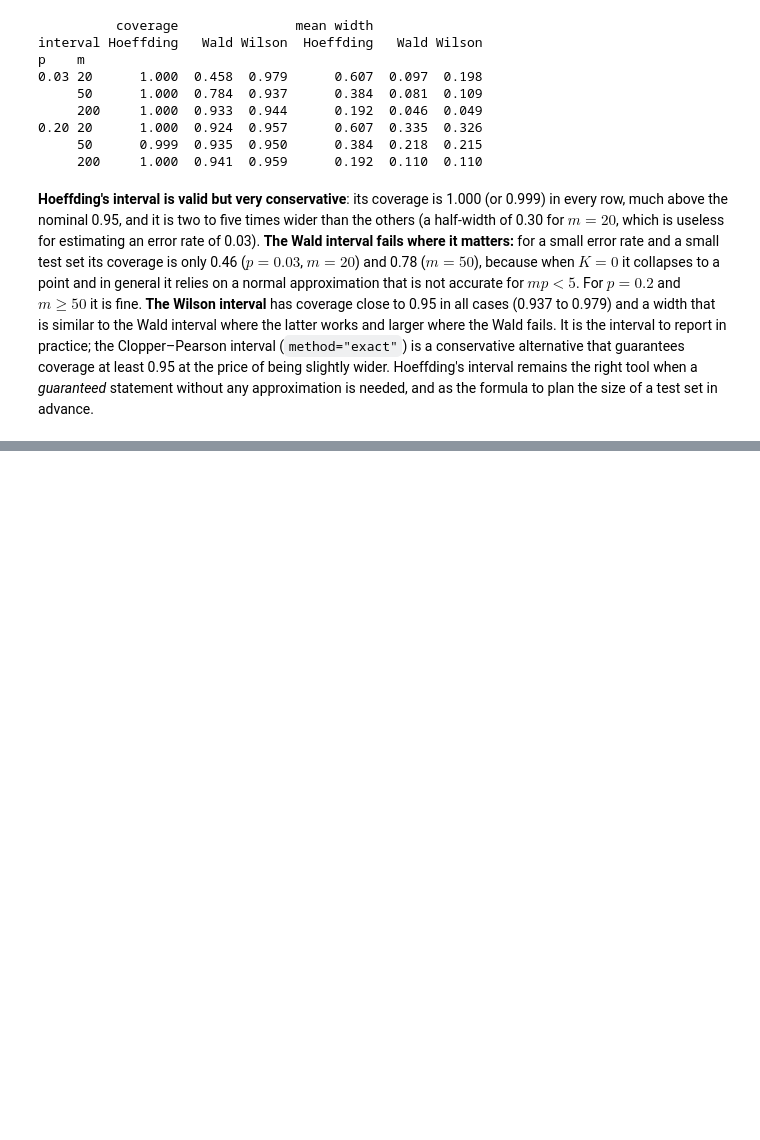
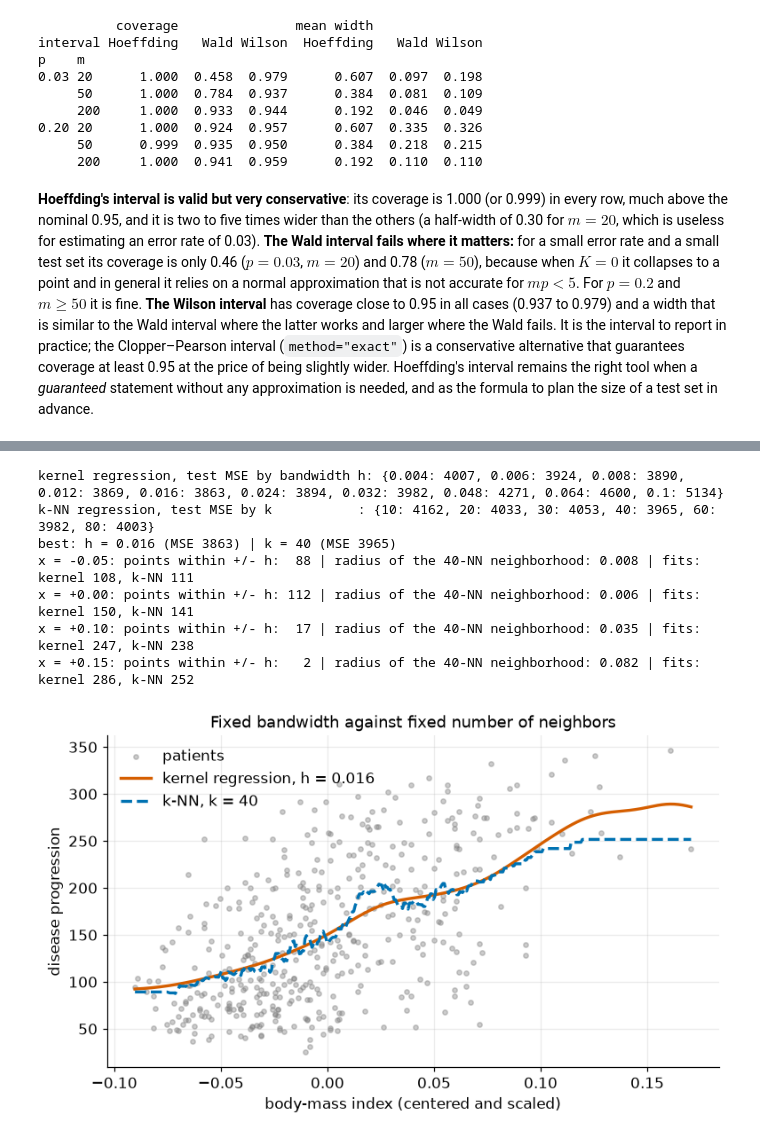
Before and after one commit to Brosss98/machine-learning-with-python-book, a Jupyter notebook: appendices/appendix_c_solutions.ipynb, the cells around one changed output, grey strips where cells are left out. Drawn from its saved outputs; the diff is of its cells as text; code cells hidden in the pictures; blank space fills up the shorter version.

```diff
--- a/appendices/appendix_c_solutions.ipynb
+++ b/appendices/appendix_c_solutions.ipynb
@@ -1028,0 +1175,56 @@ p    m
+# %%
+def solution_4_8():
+    from sklearn.datasets import load_diabetes
+    from sklearn.model_selection import train_test_split
+    from sklearn.neighbors import KNeighborsRegressor
+
+    X, y = load_diabetes(return_X_y=True)
+    x = X[:, 2]                                                           # bmi
+
+    def nadaraya_watson(x_train, y_train, x_test, h):
+        d2 = (x_test[:, None] - x_train[None, :]) ** 2
+        w = np.exp(-(d2 - d2.min(axis=1, keepdims=True)) / (2 * h * h))    # subtracting the smallest d2 avoids 0/0 far from the data
+        return (w * y_train).sum(axis=1) / w.sum(axis=1)
+
+    hs = np.array([0.004, 0.006, 0.008, 0.012, 0.016, 0.024, 0.032, 0.048, 0.064, 0.1])
+    ks = [10, 20, 30, 40, 60, 80]
+    mse_h, mse_k = np.zeros((20, len(hs))), np.zeros((20, len(ks)))
+    for r in range(20):
+        xa, xb, ya, yb = train_test_split(x, y, test_size=0.3, random_state=r)
+        for j, h in enumerate(hs):
+            mse_h[r, j] = np.mean((nadaraya_watson(xa, ya, xb, h) - yb) ** 2)
+        for j, k in enumerate(ks):
+            mse_k[r, j] = np.mean((KNeighborsRegressor(n_neighbors=k).fit(xa[:, None], ya).predict(xb[:, None]) - yb) ** 2)
+    print("kernel regression, test MSE by bandwidth h:", {float(h): int(round(v)) for h, v in zip(hs, mse_h.mean(axis=0))})
+    print("k-NN regression, test MSE by k           :", {k: int(round(v)) for k, v in zip(ks, mse_k.mean(axis=0))})
+    h_best, k_best = hs[mse_h.mean(axis=0).argmin()], ks[mse_k.mean(axis=0).argmin()]
+    print(f"best: h = {h_best} (MSE {mse_h.mean(axis=0).min():.0f}) | k = {k_best} (MSE {mse_k.mean(axis=0).min():.0f})")
+
+    grid = np.linspace(x.min(), x.max(), 400)
+    fit_h = nadaraya_watson(x, y, grid, h_best)
+    fit_k = KNeighborsRegressor(n_neighbors=k_best).fit(x[:, None], y).predict(grid[:, None])
+    for x_probe in (-0.05, 0.0, 0.1, 0.15):
+        in_window = int(np.sum(np.abs(x - x_probe) <= h_best))
+        print(f"x = {x_probe:+.2f}: points within +/- h: {in_window:>3} | radius of the {k_best}-NN neighborhood: {np.sort(np.abs(x - x_probe))[k_best - 1]:.3f}"
+              f" | fits: kernel {nadaraya_watson(x, y, np.array([x_probe]), h_best)[0]:.0f}, k-NN {fit_k[np.argmin(np.abs(grid - x_probe))]:.0f}")
+
+    fig, ax = plt.subplots(figsize=(7.2, 4.4))
+    ax.scatter(x, y, s=12, color="gray", alpha=0.4, label="patients")
+    ax.plot(grid, fit_h, color=VERMILION, linewidth=2.2, label=f"kernel regression, h = {h_best}")
+    ax.plot(grid, fit_k, color=BLUE, linewidth=2.2, linestyle="--", label=f"k-NN, k = {k_best}")
+    ax.set(xlabel="body-mass index (centered and scaled)", ylabel="disease progression", title="Fixed bandwidth against fixed number of neighbors")
+    ax.legend(frameon=False, loc="upper left")
+    fig.tight_layout()
+    plt.show()
+
+
+solution_4_8()
+# %% [output]
+kernel regression, test MSE by bandwidth h: {0.004: 4007, 0.006: 3924, 0.008: 3890, 0.012: 3869, 0.016: 3863, 0.024: 3894, 0.032: 3982, 0.048: 4271, 0.064: 4600, 0.1: 5134}
+k-NN regression, test MSE by k           : {10: 4162, 20: 4033, 30: 4053, 40: 3965, 60: 3982, 80: 4003}
+best: h = 0.016 (MSE 3863) | k = 40 (MSE 3965)
+x = -0.05: points within +/- h:  88 | radius of the 40-NN neighborhood: 0.008 | fits: kernel 108, k-NN 111
+x = +0.00: points within +/- h: 112 | radius of the 40-NN neighborhood: 0.006 | fits: kernel 150, k-NN 141
+x = +0.10: points within +/- h:  17 | radius of the 40-NN neighborhood: 0.035 | fits: kernel 247, k-NN 238
+x = +0.15: points within +/- h:   2 | radius of the 40-NN neighborhood: 0.082 | fits: kernel 286, k-NN 252
+[figure, added]
```
Also changed, not shown: parts of 10 cells of this notebook, 11 other files.
